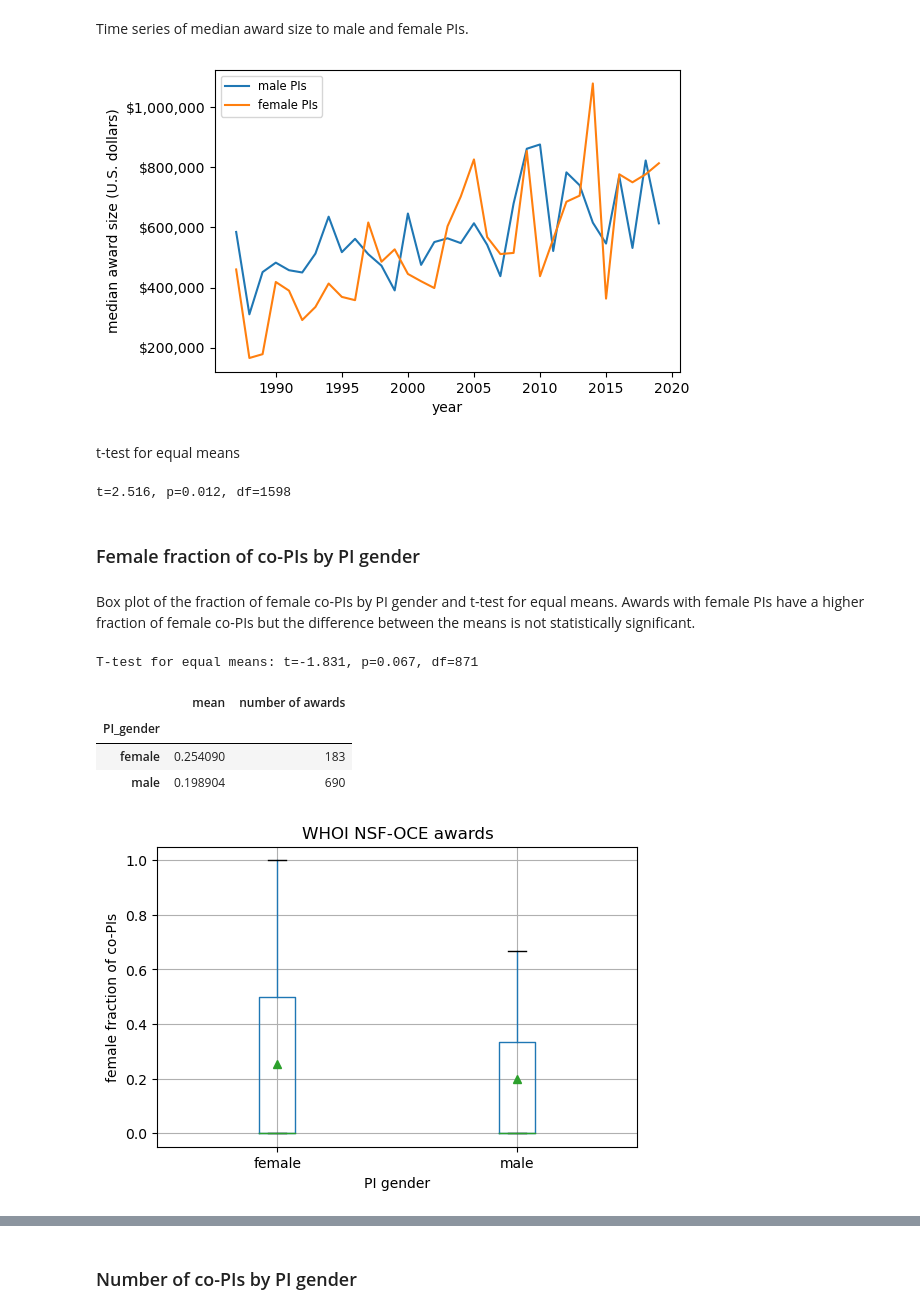
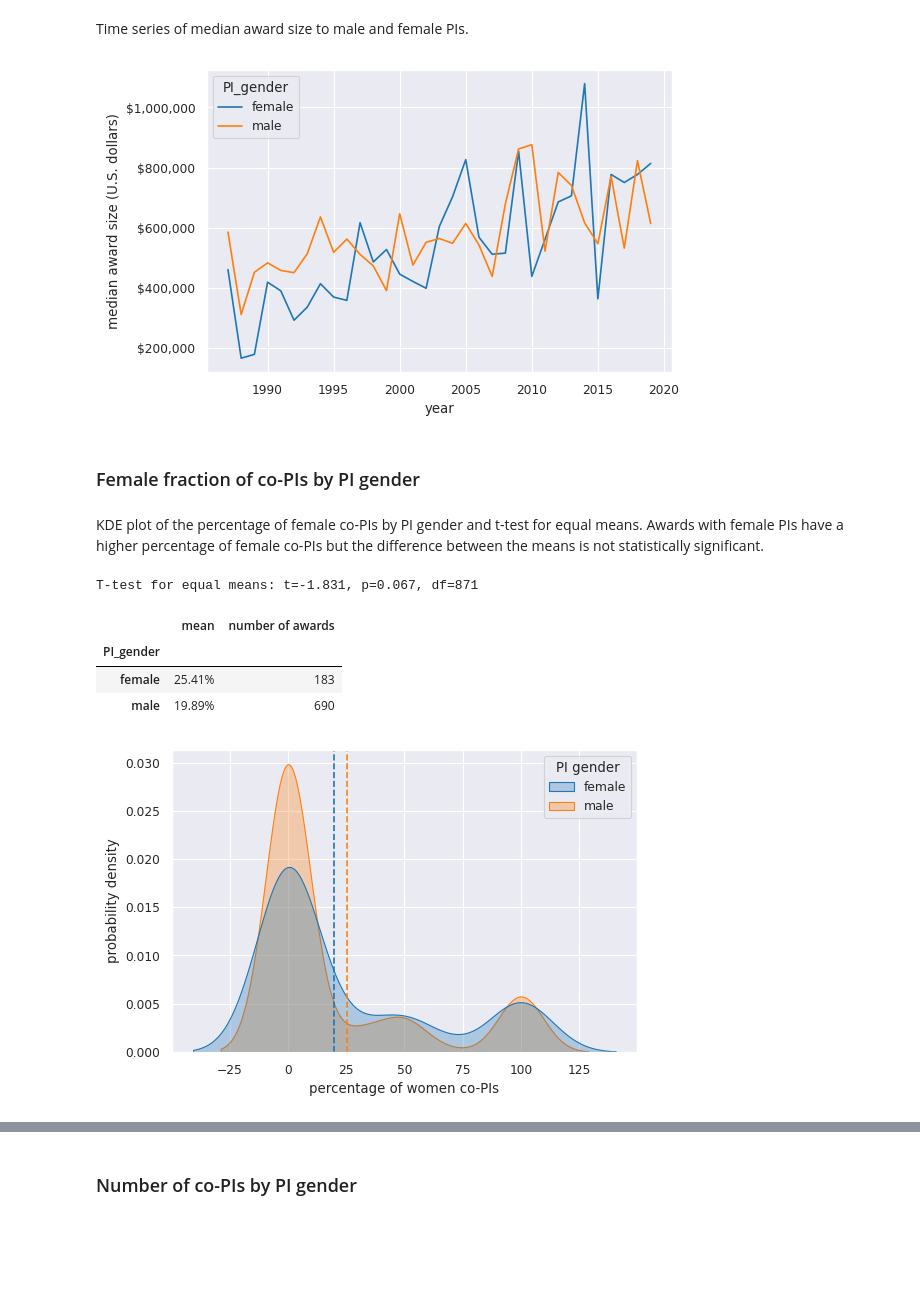
Before and after one commit to idlima/nsf-oce-gender, a Jupyter notebook: 06_analysis_whoi.ipynb, the cells around one changed output, grey strips where cells are left out. Cells and saved outputs as stored; diff of their text form; code cells hidden in the pictures; blank space fills up the shorter version.

Commit message:
Updated plots.

```diff
--- a/06_analysis_whoi.ipynb
+++ b/06_analysis_whoi.ipynb
@@ -22,5 +24,8 @@ Last updated on Thu Dec 17 13:30:57 2020
 # %%
 warnings.filterwarnings('ignore')
+sns.set_theme()
+sns.set_context('paper')
+sns.set_palette('tab10')
 plt.rcParams['figure.dpi'] = 100
 pd.options.display.max_columns = 50
 # %% [markdown]
@@ -156,51 +148,39 @@ _ = fig.suptitle('')
 # %% [markdown]
 Time series of median award size to male and female PIs.
 # %%
-whoi_median_award = pd.DataFrame({'male PIs': whoi_awards_male.groupby('year')['tot_amount_adjusted'].median(),
-                                  'female PIs': whoi_awards_female.groupby('year')['tot_amount_adjusted'].median()})
-fig, ax = plt.subplots()
-_ = whoi_median_award.plot(ax=ax)
+ax = sns.lineplot(data=whoi_awards, x='year', y='tot_amount_adjusted', hue='PI_gender', estimator=np.median, ci=None)
 _ = ax.set(ylabel='median award size (U.S. dollars)')
 _ = ax.yaxis.set_major_formatter(fmt)
 # %% [output]
-[figure, old version]
+[figure, new version]
-# %% [markdown]
-t-test for equal means
-# %%
-import statsmodels.api as sm
-male = whoi_awards_male.tot_amount_adjusted.values
-female = whoi_awards_female.tot_amount_adjusted.values
-tstat, pval, df = sm.stats.ttest_ind(male, female)
-print('t={:.3f}, p={:.3f}, df={:.0f}'.format(tstat, pval, df))
-# %% [output]
-t=2.516, p=0.012, df=1598
 # %% [markdown]
 ### Female fraction of co-PIs by PI gender
 # %% [markdown]
-Box plot of the fraction of female co-PIs by PI gender and t-test for equal means. Awards with female PIs have a higher fraction of female co-PIs but the difference between the means is not statistically significant.
+KDE plot of the percentage of female co-PIs by PI gender and t-test for equal means. Awards with female PIs have a higher percentage of female co-PIs but the difference between the means is not statistically significant.
 # %%
-whoi_awards_with_copis = whoi_awards[awards['num_co-PIs'].notnull()]
+means_female_pct = whoi_awards.groupby('PI_gender')['co-PI_female_pct'].mean()
+ax = sns.kdeplot(data=whoi_awards, x='co-PI_female_pct', hue='PI_gender', common_norm=False, alpha=0.3, fill=True)
+_ = ax.legend_.set_title('PI gender')
+_ = ax.set(xlabel='percentage of women co-PIs', ylabel='probability density')
+_ = ax.axvline(means_female_pct['male'], c='C0', ls='--')
+_ = ax.axvline(means_female_pct['female'], c='C1', ls='--')
 
-fig, ax = plt.subplots()
-_ = whoi_awards_with_copis.boxplot('co-PI_female_frac', by='PI_gender', showfliers=False, showmeans=True, ax=ax)
-_ = ax.set(title='WHOI NSF-OCE awards', xlabel='PI gender', ylabel='female fraction of co-PIs')
-fig.suptitle('')
-
-df_male = whoi_awards_with_copis[whoi_awards_with_copis.PI_gender=='male']
-df_female = whoi_awards_with_copis[whoi_awards_with_copis.PI_gender=='female']
-male = df_male['co-PI_female_frac'].dropna().values
-female = df_female['co-PI_female_frac'].dropna().values
+awards_with_copis = whoi_awards[awards['num_co-PIs'].notnull()]
+df_male = awards_with_copis[awards_with_copis.PI_gender=='male']
+df_female = awards_with_copis[awards_with_copis.PI_gender=='female']
+male = df_male['co-PI_female_pct'].dropna().values
+female = df_female['co-PI_female_pct'].dropna().values
 tstat, pval, df = sm.stats.ttest_ind(male, female)
 print('T-test for equal means: t={:.3f}, p={:.3f}, df={:.0f}\n'.format(tstat, pval, df))
 
-s1 = whoi_awards_with_copis.groupby(['PI_gender'])['co-PI_female_frac'].mean()
-s2 = whoi_awards_with_copis.groupby(['PI_gender'])['co-PI_female_frac'].count()
+s1 = awards_with_copis.groupby(['PI_gender'])['co-PI_female_pct'].mean()
+s2 = awards_with_copis.groupby(['PI_gender'])['co-PI_female_pct'].count()
 df = pd.concat([s1,s2], axis=1, keys=['mean', 'number of awards'])
-df
+df.style.format('{0:,.2f}%', subset='mean')
 # %% [output]
 T-test for equal means: t=-1.831, p=0.067, df=871
 |  | mean | number of awards |
 | PI_gender |  |  |
-| female | 0.254090 | 183 |
-| male | 0.198904 | 690 |
+| female | 25.41% | 183 |
+| male | 19.89% | 690 |
-[figure, old version]
+[figure, new version]
```
Also changed, not shown: parts of 112 cells of this notebook.
